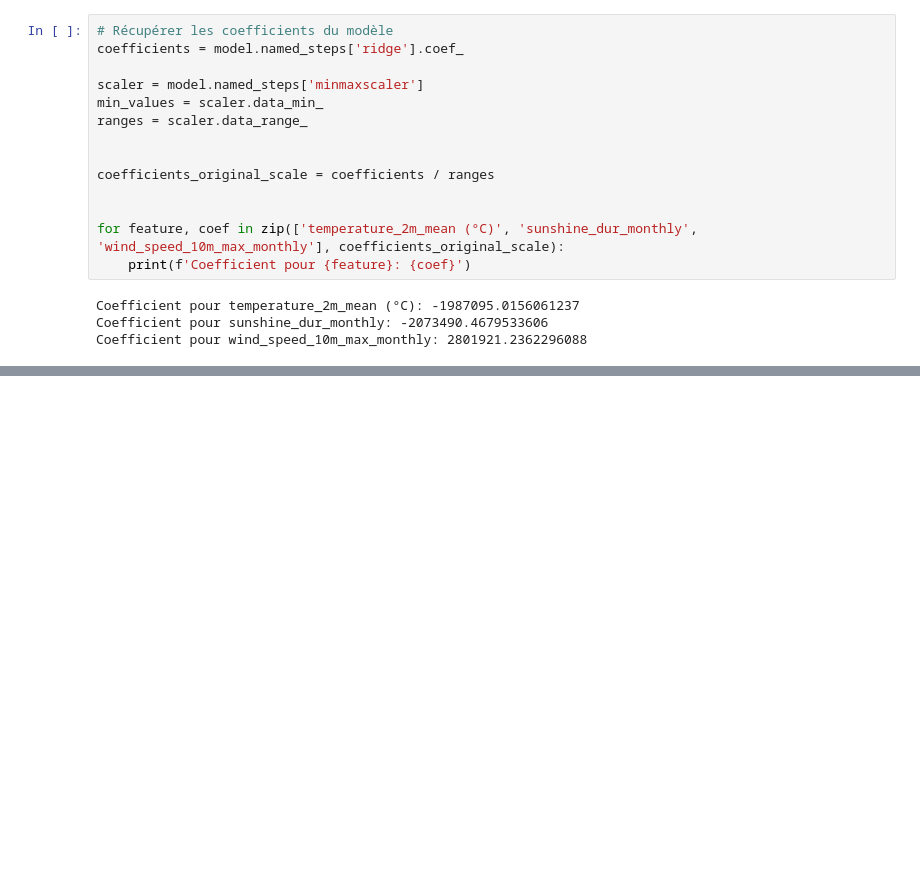
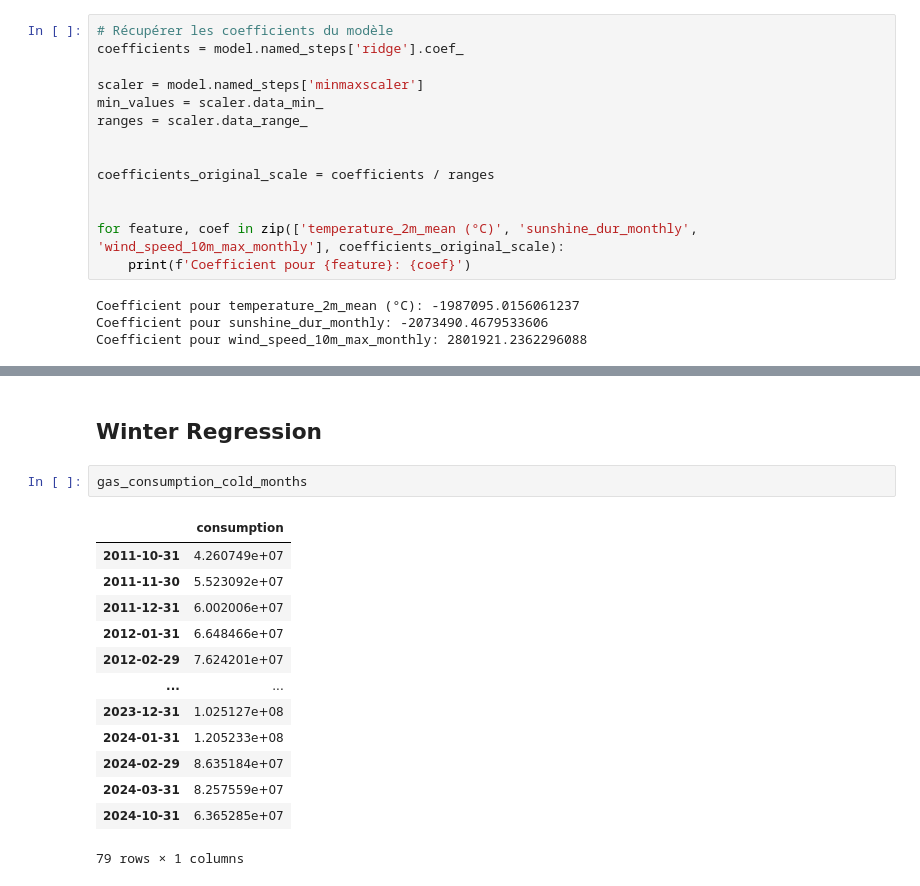
Before and after one commit to NeoSummit/Gas_consumption, a Jupyter notebook: Modelling_Consumption_Weather.ipynb, the cells around one changed output, grey strips where cells are left out. Saved outputs shown, nothing was run; the diff lists cells and outputs as text; blank space fills up the shorter version.

```diff
--- a/Modelling_Consumption_Weather.ipynb
+++ b/Modelling_Consumption_Weather.ipynb
@@ -445,0 +593,18 @@ Coefficient pour wind_speed_10m_max_monthly: 2801921.2362296088
+# %% [markdown]
+## Winter Regression
+# %%
+gas_consumption_cold_months
+# %% [output]
+|  | consumption |
+| 2011-10-31 | 4.260749e+07 |
+| 2011-11-30 | 5.523092e+07 |
+| 2011-12-31 | 6.002006e+07 |
+| 2012-01-31 | 6.648466e+07 |
+| 2012-02-29 | 7.624201e+07 |
+| ... | ... |
+| 2023-12-31 | 1.025127e+08 |
+| 2024-01-31 | 1.205233e+08 |
+| 2024-02-29 | 8.635184e+07 |
+| 2024-03-31 | 8.257559e+07 |
+| 2024-10-31 | 6.365285e+07 |
+79 rows × 1 columns
```
Also changed, not shown: parts of 14 cells of this notebook.
